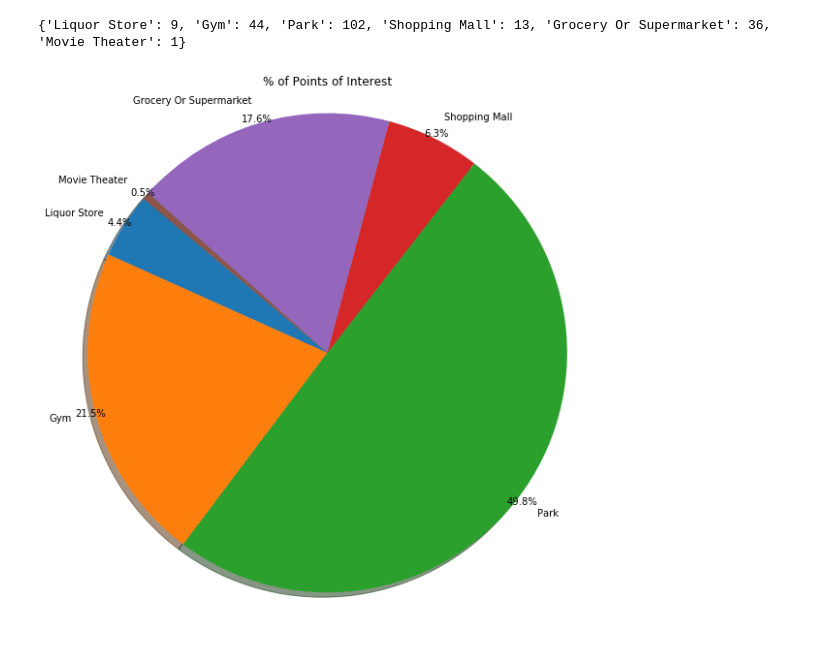
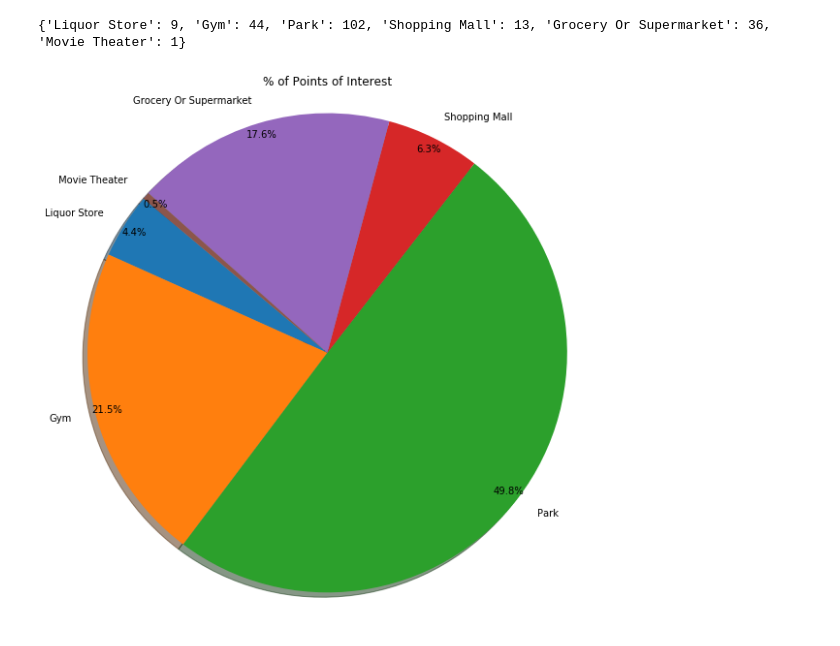
Before and after one commit to miriambrk/CityScore-ZipSlip-, a Jupyter notebook: Google API code NB.ipynb, the cells around one changed output. Saved outputs shown, nothing was run; the diff lists cells and outputs as text; code cells hidden in the pictures.

```diff
--- a/Google API code NB.ipynb
+++ b/Google API code NB.ipynb
@@ -64,25 +64,26 @@ print(rst)
 # %% [output]
 {'Liquor Store': 9, 'Gym': 44, 'Park': 102, 'Shopping Mall': 13, 'Grocery Or Supermarket': 36, 'Movie Theater': 1}
 # %%
-# pie plot of all of the rst points
-# create a dataframe
-pie_df = pd.DataFrame.from_dict(rst, orient = 'index')
+# pie plot of all of the points of interest as percentage of points of interest
+def pie_plot(rst):
+    # create a dataframe
+    pie_df = pd.DataFrame.from_dict(rst, orient = 'index')
 
-# get the sum of points of interest
-tot_results = pie_df.sum()
+    # get the sum of points of interest
+    tot_results = pie_df.sum()
 
-# turn the data frame into percentages
-pie_df = (pie_df/tot_results)*100
+    # turn the data frame into percentages
+    pie_df = (pie_df/tot_results)*100
 
-# make the graph labels
-labels = pie_df.index
+    # make the graph labels
+    labels = pie_df.index
 
-fig = plt.figure(figsize = [10,10])
-plt.pie(pie_df, shadow=True, startangle=140, labels = labels, autopct="%1.1f%%", pctdistance = 1.02)
+    fig = plt.figure(figsize = [10,10])
+    plt.pie(pie_df, shadow=True, startangle=140, labels = labels, autopct="%1.1f%%", pctdistance = .95)
 
-plt.axis("equal")
-plt.title("% of Points of Interest")
-plt.savefig("test.png")
-plt.show()
+    plt.axis("equal")
+    plt.title("% of Points of Interest")
+    plt.savefig("test.png")
+    plt.show()
 # %% [output]
-[figure, old version]
+[figure, new version]
```
Also changed, not shown: parts of 5 cells of this notebook, 3 other files.
